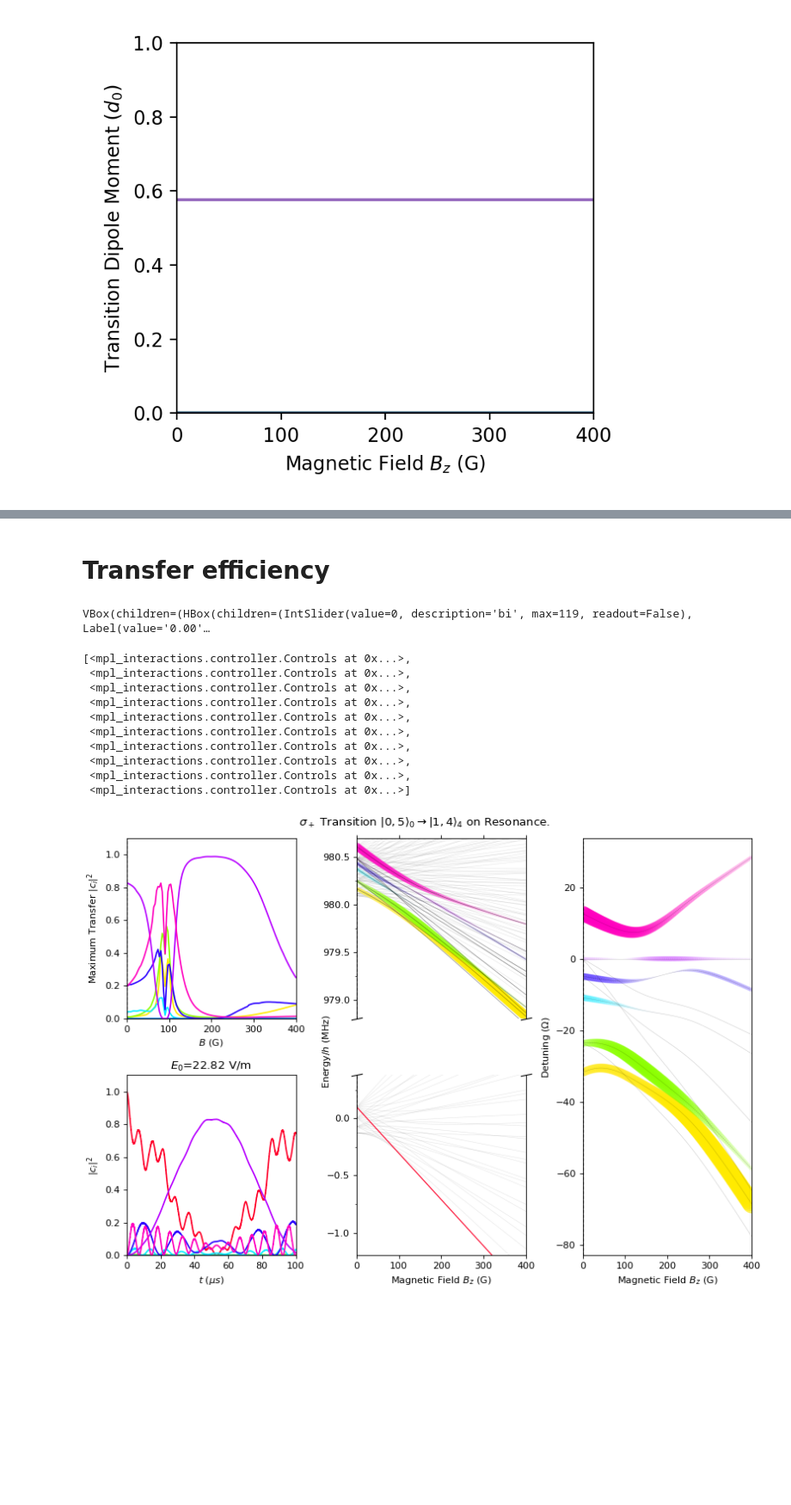
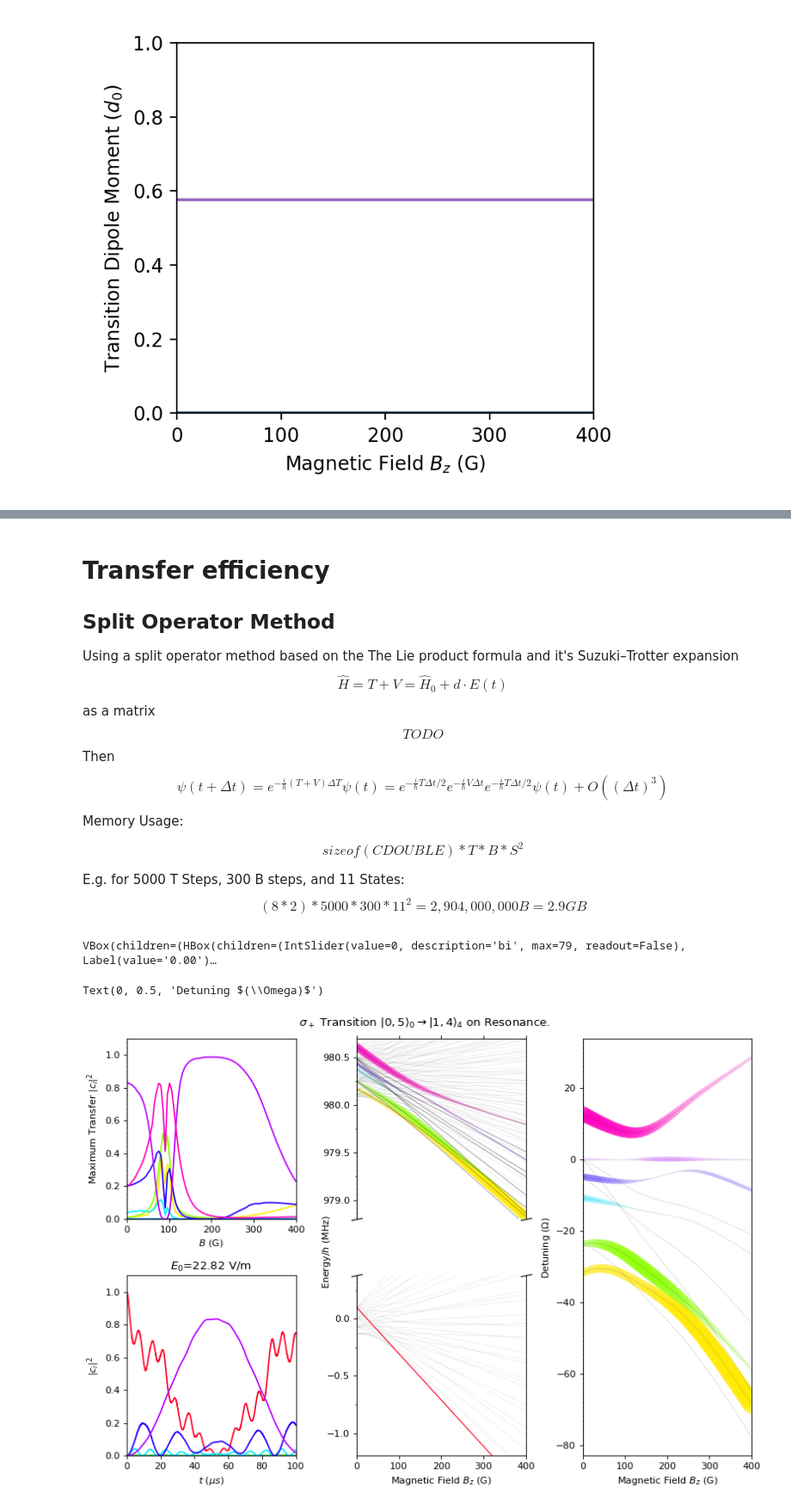
Before and after one commit to tomhepz/MolecularEnergyLevels, a Jupyter notebook: notebooks/diatom-zeeman.ipynb, the cells around one changed output, grey strips where cells are left out. Shown at 86% size. Drawn from its saved outputs; the diff is of its cells as text; code cells hidden in the pictures; blank space fills up the shorter version.

```diff
--- a/notebooks/diatom-zeeman.ipynb
+++ b/notebooks/diatom-zeeman.ipynb
@@ -41,7 +44,7 @@ E = 0 #V/m
 GAUSS = 1e4 # T
 B_MIN = 0.01 / GAUSS # T
 B_MAX = 400 / GAUSS # T
-B_STEPS = 120
+B_STEPS = 200
 
 B, B_STEP_SIZE = np.linspace(B_MIN, B_MAX, B_STEPS, retstep=True) #T
 
@@ -255,7 +253,7 @@ array([[0.000e+00, -5.774e-01, 0.000e+00, 0.000e+00],
 POLARISATION = -1  # -1,0,1
 DETUNING = 0 # rad/s
 E_0 = 10  # V/m
-AT_B_NUM = 40
+AT_B_NUM = 20
 T_STEPS = 2000
 initial_state_considered_index = 0
 intended_state_considered_index = 3
@@ -314,3 +312,17 @@ for i,final in enumerate(np.array(finals).T):
 # %% [markdown]
 # Transfer efficiency
+## Split Operator Method
+Using a split operator method based on the The Lie product formula and it's Suzuki–Trotter expansion
+$$\hat{H} = T + V = \hat{H}_0 + d \cdot E(t)$$
+as a matrix
+$$TODO$$
+Then
+$$\psi(t+\Delta t) = e^{-\frac{i}{\hbar} (T+V)\Delta T} \psi(t) = e^{-\frac{i}{\hbar}T\Delta t/2}e^{-\frac{i}{\hbar}V\Delta t}e^{-\frac{i}{\hbar}T\Delta t/2}\psi(t) + O((\Delta t)^3)$$
+
+Memory Usage:
+
+$$ sizeof(CDOUBLE) * T * B * S^2$$
+
+E.g. for 5000 T Steps, 300 B steps, and 11 States:
+$$(8*2)*5000*300*11^2 = 2,904,000,000 B = 2.9 GB$$
 # %%
@@ -380,6 +396,10 @@ ax_up_zeeman = axd["upper middle"]
 ax_down_zeeman = axd["lower middle"]
 ax_detuning = axd["right"]
 
+# Create controls
+controls = Controls(bi=range(B_STEPS))
+display(controls)
+
 # Set figure title
 p_string = [r"\pi",r"\sigma_+",r"\sigma_-"]
 fig.suptitle(r" ${}$ Transition $|{},{}\rightangle_{} \rightarrow |{},{}\rightangle_{}$ on Resonance.".format(p_string[POLARISATION],*initial_state_label,*intended_state_label))
@@ -392,23 +412,18 @@ ax_max_trans.set_xlim(0, B_MAX * GAUSS)
 ax_max_trans.set_ylim(0, 1.1)
 ax_max_trans.set_xlabel("$B$ (G)")
 ax_max_trans.set_ylabel("Maximum Transfer $|c_i|^2$")
-controls = iplt.axvline(x=lambda bi: B[bi]*GAUSS, ax=ax_max_trans, bi=(range(B_STEPS)), dashes=(3, 2), color='k', linewidth=1)
+iplt.axvline(x=lambda bi: B[bi]*GAUSS, ax=ax_max_trans, controls=controls, dashes=(3, 2), color='k', linewidth=1)
 
 # Setup Rabi Oscillation plot
 plt.sca(ax_rabi_osc) # set current matplotlib axes
+
+def to_plot(t,bi,si):
+    return np.abs(state_vectors[:,bi,si])**2
+
 with controls["bi"]:
-    iplt.plot(times * 1e6, lambda t, bi: np.abs(state_vectors[bi,:,0])**2,c=STATE_CMAP[0])
-    iplt.plot(times * 1e6, lambda t, bi: np.abs(state_vectors[bi,:,1])**2,c=STATE_CMAP[1])
-    iplt.plot(times * 1e6, lambda t, bi: np.abs(state_vectors[bi,:,2])**2,c=STATE_CMAP[2])
-    iplt.plot(times * 1e6, lambda t, bi: np.abs(state_vectors[bi,:,3])**2,c=STATE_CMAP[3])
-    iplt.plot(times * 1e6, lambda t, bi: np.abs(state_vectors[bi,:,4])**2,c=STATE_CMAP[4])
-    iplt.plot(times * 1e6, lambda t, bi: np.abs(state_vectors[bi,:,5])**2,c=STATE_CMAP[5])
-    iplt.plot(times * 1e6, lambda t, bi: np.abs(state_vectors[bi,:,6])**2,c=STATE_CMAP[6])
-    iplt.plot(times * 1e6, lambda t, bi: np.abs(state_vectors[bi,:,7])**2,c=STATE_CMAP[7])
-    iplt.plot(times * 1e6, lambda t, bi: np.abs(state_vectors[bi,:,8])**2,c=STATE_CMAP[8])
-    iplt.plot(times * 1e6, lambda t, bi: np.abs(state_vectors[bi,:,9])**2,c=STATE_CMAP[9])
-    iplt.plot(times * 1e6, lambda t, bi: np.abs(state_vectors[bi,:,10])**2, c=STATE_CMAP[10])
-
+    for i in range(10):
+        partial_f = partial(to_plot, si=i)
+        iplt.plot(times * 1e6, partial_f,c=STATE_CMAP[i])
 
     iplt.title(lambda bi: f"$E_0$={E_0[bi]:.2f} V/m")
 
@@ -460,43 +475,33 @@ ax_down_zeeman.yaxis.set_minor_locator(plt.MultipleLocator(0.25))
 # Draw vlines
 lower_in_all=CONSIDERED_STATE_POSITIONS[initial_state_considered_index]
 upper_in_all=CONSIDERED_STATE_POSITIONS[intended_state_considered_index]
 line_ratio = lambda bi, state, limits: (ENERGIES[bi,state].real*1e-6/scipy.constants.h-limits[0])/(limits[1]-limits[0])
 iplt.axvline(x=lambda bi: B[bi]*GAUSS, ymax=lambda bi: line_ratio(bi,upper_in_all,UPPER_LIMS), controls=controls["bi"], ax=ax_up_zeeman, dashes=(3, 2), color='k', linewidth=1)
 iplt.axvline(x=lambda bi: B[bi]*GAUSS, ymin=lambda bi: line_ratio(bi,lower_in_all,LOWER_LIMS), controls=controls["bi"], ax=ax_down_zeeman, dashes=(3, 2), color='k', linewidth=1)
 iplt.axvline(x=lambda bi: B[bi]*GAUSS, controls=controls["bi"], ax=ax_detuning, dashes=(3, 2), color='k', linewidth=1)
 
 # Split axes formatting on zeeman
 ax_up_zeeman.spines.bottom.set_visible(False)
 ax_down_zeeman.spines.top.set_visible(False)
 ax_up_zeeman.xaxis.tick_top()
 ax_up_zeeman.tick_params(labeltop=False)
 ax_down_zeeman.xaxis.tick_bottom()
 d = .2  # proportion of vertical to horizontal extent of the slanted line
 kwargs = dict(marker=[(-1, -d), (1, d)], markersize=12, linestyle="none", color='k', mec='k', mew=1, clip_on=False)
 ax_up_zeeman.plot([0, 1], [0, 0], transform=ax_up_zeeman.transAxes, **kwargs)
 ax_down_zeeman.plot([0, 1], [1, 1], transform=ax_down_zeeman.transAxes, **kwargs)
 
 # Setup detuning plot
 ax_detuning.set_xlim(0, B_MAX * GAUSS)
 ax_detuning.set_xlabel("Magnetic Field $B_z$ (G)")
 ax_detuning.set_ylabel("Detuning $(\Omega)$")
 #ax_detuning.yaxis.set_major_locator(plt.MultipleLocator(5))
 #ax_detuning.yaxis.set_minor_locator(plt.MultipleLocator(2.5))
 
 #anim = controls.save_animation("bsliding{}-{}-{}.mp4".format(*intended_state_label), fig, "bi", interval=100)
 
 #fig.show()
-refs
 # %% [output]
-VBox(children=(HBox(children=(IntSlider(value=0, description='bi', max=119, readout=False), Label(value='0.00'…
+VBox(children=(HBox(children=(IntSlider(value=0, description='bi', max=79, readout=False), Label(value='0.00')…
-[<mpl_interactions.controller.Controls at 0x...>,
- <mpl_interactions.controller.Controls at 0x...>,
- <mpl_interactions.controller.Controls at 0x...>,
- <mpl_interactions.controller.Controls at 0x...>,
- <mpl_interactions.controller.Controls at 0x...>,
- <mpl_interactions.controller.Controls at 0x...>,
- <mpl_interactions.controller.Controls at 0x...>,
- <mpl_interactions.controller.Controls at 0x...>,
- <mpl_interactions.controller.Controls at 0x...>,
- <mpl_interactions.controller.Controls at 0x...>]
+Text(0, 0.5, 'Detuning $(\\Omega)$')
-[figure, old version]
+[figure, new version]
```
Also changed, not shown: parts of 8 cells of this notebook, 1 other file.
